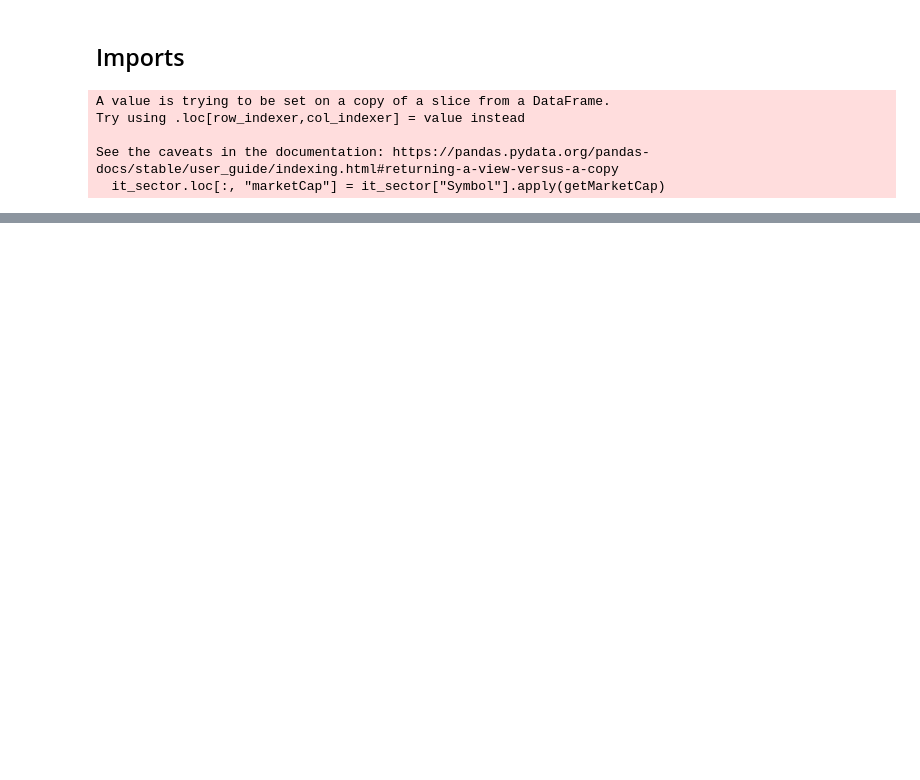
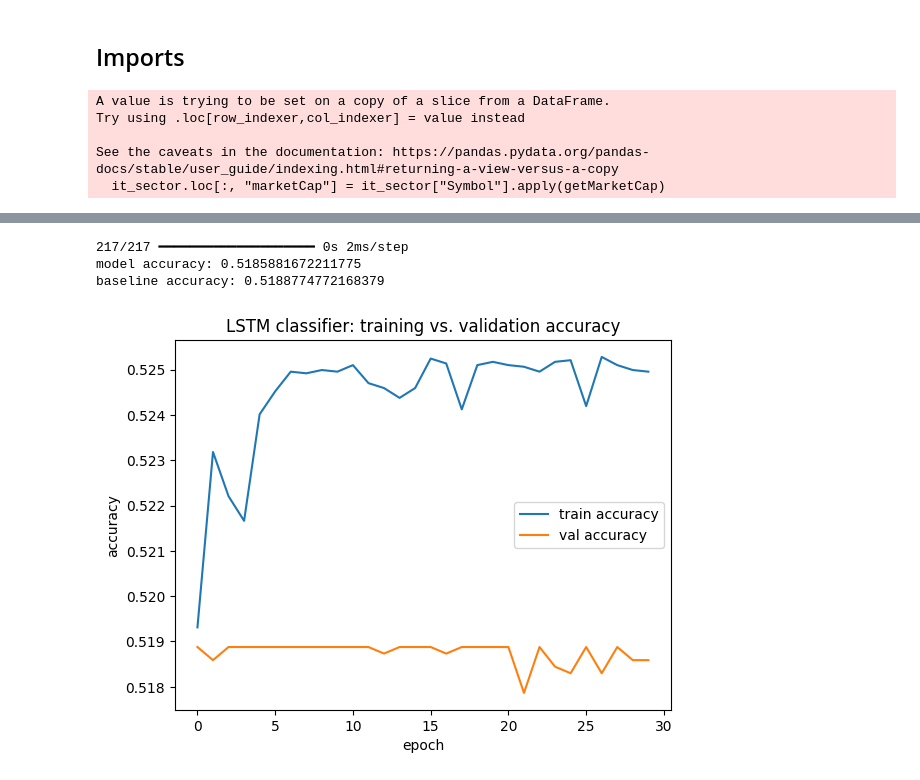
Before and after one commit to yoshinop27/final, a Jupyter notebook: final.ipynb, the cells around one changed output, grey strips where cells are left out. Drawn from its saved outputs; the diff is of its cells as text; code cells hidden in the pictures; blank space fills up the shorter version.

```diff
--- a/final.ipynb
+++ b/final.ipynb
@@ -208,0 +271,36 @@ model.compile(optimizer="adam", loss="mse")
+# %%
+# try to classify stock direction
+
+# binary target: did the stock go up (1) or down/flat (0) the next day
+df["target_next_dir"] = (df["target_next_ret"] > 0).astype(int)
+
+# build sequences per ticker, reusing make_sequences with the binary target column
+all_X_clf, all_y_clf = [], []
+for t in it_sector_cp['Symbol']:
+    X_t, y_t, _ = make_sequences(df, t, feature_cols, target_col="target_next_dir")
+    all_X_clf.append(X_t)
+    all_y_clf.append(y_t)
+
+# flatten into datasets
+X_clf = np.concatenate(all_X_clf)
+y_clf = np.concatenate(all_y_clf)
+
+# split the dataset
+X_train_clf, X_test_clf, y_train_clf, y_test_clf = train_test_split(
+    X_clf, y_clf, test_size=0.2, shuffle=False
+)
+
+# rebuild the LSTM as a binary classifier
+clf_model = keras.Sequential([
+    keras.Input(shape=(10, len(feature_cols))),
+    keras.layers.LSTM(24),
+    keras.layers.Dense(16, activation="relu"),
+    keras.layers.Dense(1, activation="sigmoid"),
+])
+clf_model.compile(optimizer="adam", loss="binary_crossentropy", metrics=["accuracy"])
+clf_history = clf_model.fit(
+    X_train_clf, y_train_clf,
+    validation_data=(X_test_clf, y_test_clf),
+    epochs=30,
+    batch_size=32,
+)
@@ -208,0 +325,27 @@ model.compile(optimizer="adam", loss="mse")
+# %%
+# compare against a trivial baseline: always predict the majority class
+clf_probs = clf_model.predict(X_test_clf).flatten()
+clf_preds = (clf_probs > 0.5).astype(int)
+clf_acc = np.mean(clf_preds == y_test_clf)
+
+majority_class = int(round(y_train_clf.mean()))
+baseline_preds_clf = np.full_like(y_test_clf, majority_class)
+baseline_acc_clf = np.mean(baseline_preds_clf == y_test_clf)
+
+print(f"model accuracy: {clf_acc}")
+print(f"baseline accuracy: {baseline_acc_clf}")
+# %% [output]
+217/217 ━━━━━━━━━━━━━━━━━━━━ 0s 2ms/step
+model accuracy: 0.5185881672211775
+baseline accuracy: 0.5188774772168379
+# %%
+# plot classifier training vs. validation accuracy over epochs
+plt.plot(clf_history.history["accuracy"], label="train accuracy")
+plt.plot(clf_history.history["val_accuracy"], label="val accuracy")
+plt.xlabel("epoch")
+plt.ylabel("accuracy")
+plt.legend()
+plt.title("LSTM classifier: training vs. validation accuracy")
+plt.show()
+# %% [output]
+[figure, added]
```
Also changed, not shown: parts of 11 cells of this notebook, 1 other file.
